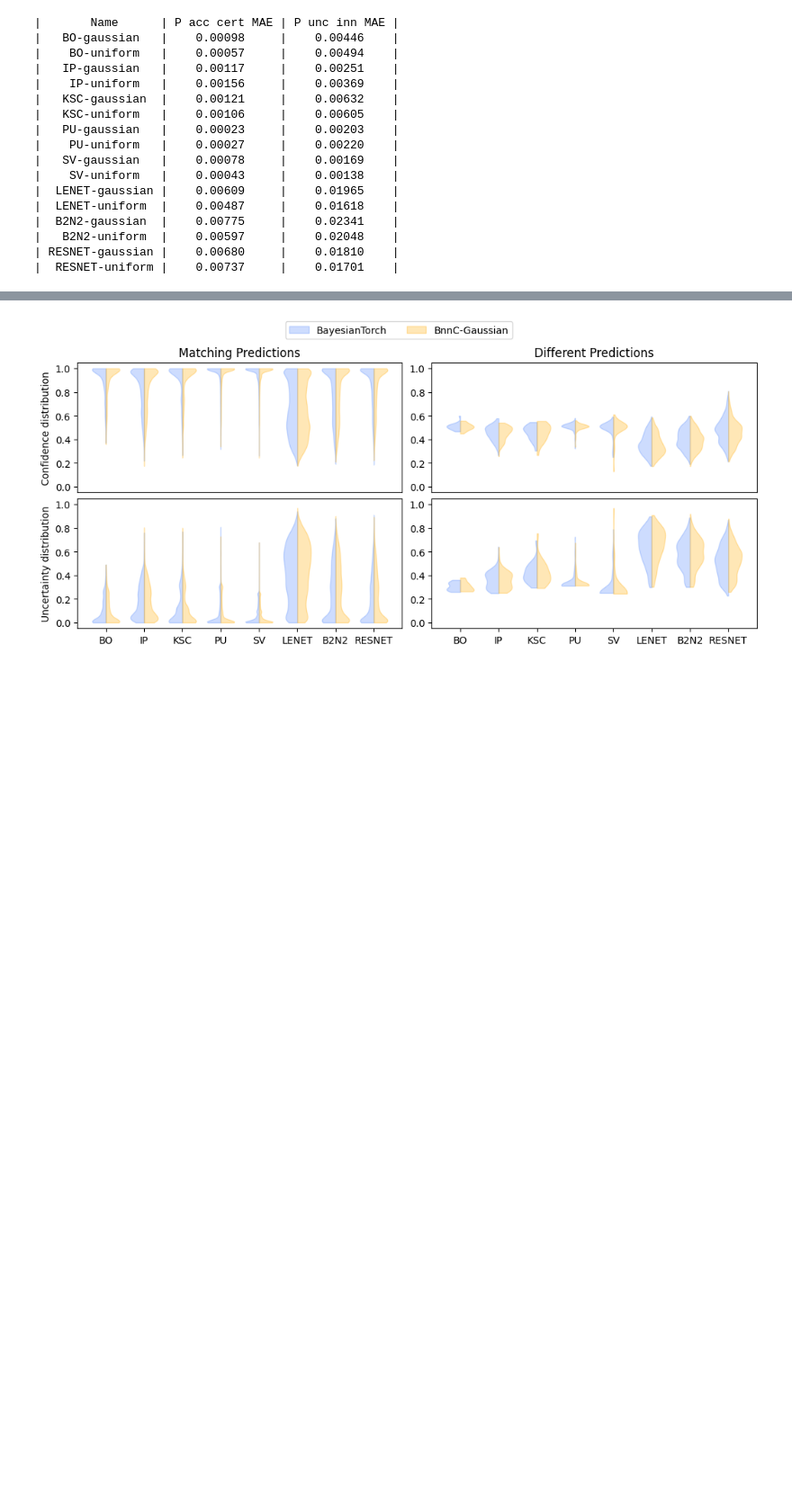
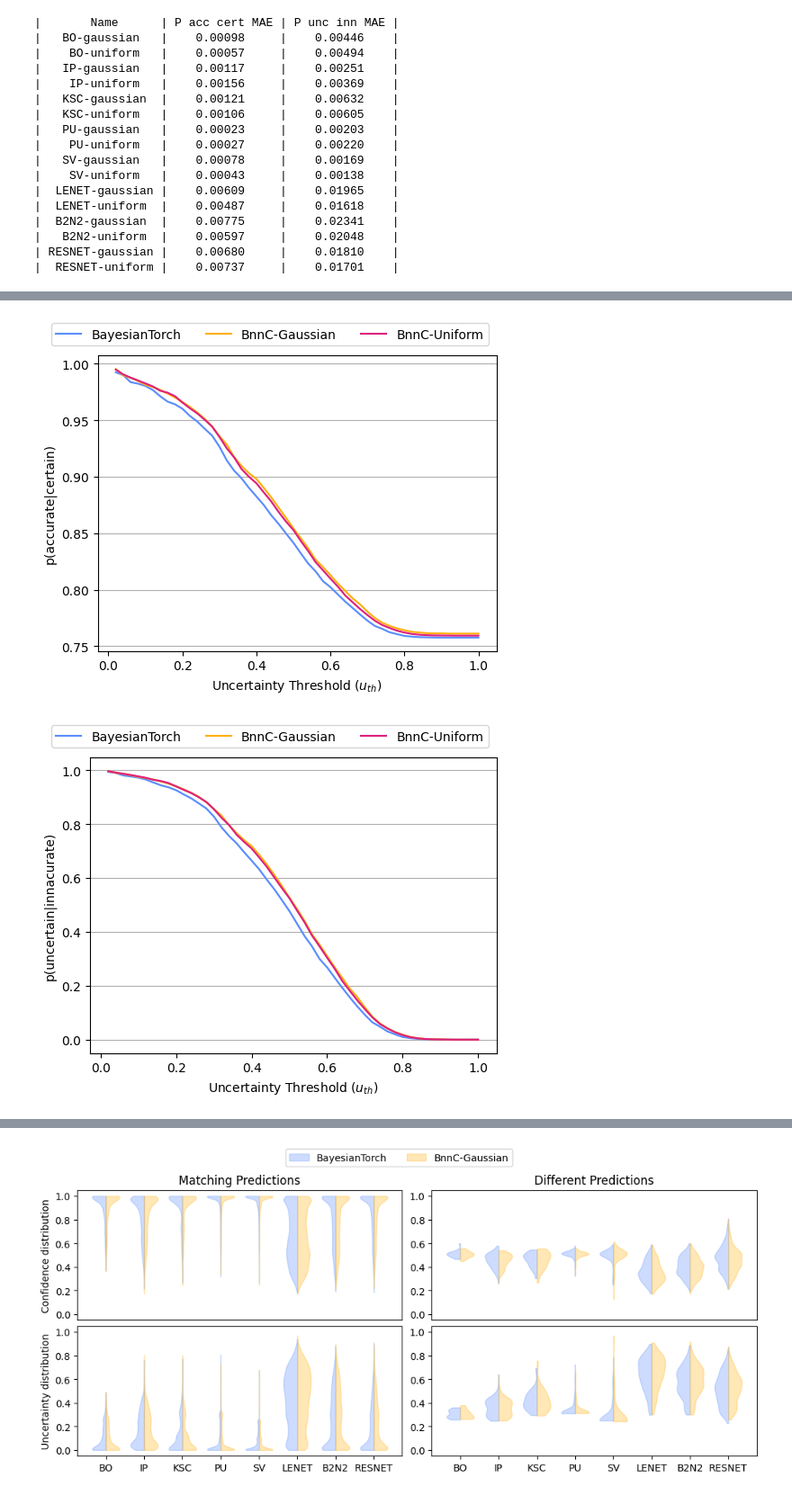
Before and after one commit to Samulix20/BNN_for_C, a Jupyter notebook: metrics.ipynb, the cells around one changed output, grey strips where cells are left out. Shown at 90% size. Drawn from its saved outputs; the diff is of its cells as text; code cells hidden in the pictures; blank space fills up the shorter version.

```diff
--- a/metrics.ipynb
+++ b/metrics.ipynb
@@ -110,23 +108,23 @@ pl.show()
 # %%
-reload(bnnc.uncertainty)
+reload(bnnc.metrics)
 
 def load_model_predictions(modelname:str, fixed_bits:int, table):
     preds = np.load(testconf.prediction_path(modelname, "gaussian", fixed_bits))["arr_0"]
     preds = preds.transpose((1,0,2))
     _, test_data = testconf.get_data(modelname)
     targets = np.array(test_data.targets)[:len(preds)]
-    gauss = bnnc.uncertainty.analyze_predictions(preds, targets)
+    gauss = bnnc.metrics.analyze_predictions(preds, targets)
 
     preds = np.load(testconf.prediction_path(modelname, "uniform", fixed_bits))["arr_0"]
     preds = preds.transpose((1,0,2))
-    unif = bnnc.uncertainty.analyze_predictions(preds, targets)
+    unif = bnnc.metrics.analyze_predictions(preds, targets)
 
     preds = np.load(testconf.baseline_path(modelname))["arr_0"]
     preds = preds.transpose((1,0,2))
-    pydata = bnnc.uncertainty.analyze_predictions(preds, targets)
+    pydata = bnnc.metrics.analyze_predictions(preds, targets)
 
-    mr_gauss, df_gauss = bnnc.uncertainty.match_ratio(gauss["analyzed_predictions"], pydata["analyzed_predictions"])
-    mr_unif, df_unif = bnnc.uncertainty.match_ratio(unif["analyzed_predictions"], pydata["analyzed_predictions"])
+    mr_gauss, df_gauss = bnnc.metrics.match_ratio(gauss["analyzed_predictions"], pydata["analyzed_predictions"])
+    mr_unif, df_unif = bnnc.metrics.match_ratio(unif["analyzed_predictions"], pydata["analyzed_predictions"])
 
     table.add_rows([
         [modelname, f"{100 * pydata["acc"]:.3f}", f"{100 * pydata["ece"]:.3f}", f"{100 * pydata["uce"]:.3f}", f"{100 * pydata["re"]:.3f}", f"-"],
@@ -220,0 +270,54 @@ print(table)
+# %%
+qpy = bnnc.metrics.uncertainty_quality(data["B2N2"]["python"]["analyzed_predictions"])
+qunif = bnnc.metrics.uncertainty_quality(data["B2N2"]["unif"]["analyzed_predictions"])
+qgauss = bnnc.metrics.uncertainty_quality(data["B2N2"]["gauss"]["analyzed_predictions"])
+
+fig, ax = pl.subplots(1,1, layout='constrained')
+ax.plot(qpy["uth"], qpy["p_acc_cert"], color=COLOR_1)
+ax.plot(qgauss["uth"], qgauss["p_acc_cert"], color=COLOR_2)
+ax.plot(qunif["uth"], qunif["p_acc_cert"], color=COLOR_3)
+ax.grid(axis='y')
+ax.set_ylabel("p(accurate|certain)")
+ax.set_xlabel(r"Uncertainty Threshold ($u_{th}$)")
+
+fig.legend(
+    [
+        mlines.Line2D([0], [0], color=COLOR_1),
+        mlines.Line2D([0], [0], color=COLOR_2),
+        mlines.Line2D([0], [0], color=COLOR_3)
+    ],
+    [
+        "BayesianTorch", "BnnC-Gaussian", "BnnC-Uniform"
+    ],
+    bbox_to_anchor=(0.5, 1),
+    loc='lower center', ncols=3,
+)
+fig.set_size_inches(fig.get_size_inches() * np.array([0.8,0.8]))
+fig.savefig("Figures/b2n2_probs_acc_cer.pdf", bbox_inches='tight')
+pl.show()
+
+fig, ax = pl.subplots(1,1, layout='constrained')
+ax.plot(qpy["uth"], qpy["p_unc_inn"], color=COLOR_1)
+ax.plot(qgauss["uth"], qgauss["p_unc_inn"], color=COLOR_2)
+ax.plot(qunif["uth"], qunif["p_unc_inn"], color=COLOR_3)
+ax.grid(axis='y')
+ax.set_ylabel("p(uncertain|innacurate)")
+ax.set_xlabel(r"Uncertainty Threshold ($u_{th}$)")
+fig.legend(
+    [
+        mlines.Line2D([0], [0], color=COLOR_1),
+        mlines.Line2D([0], [0], color=COLOR_2),
+        mlines.Line2D([0], [0], color=COLOR_3)
+    ],
+    [
+        "BayesianTorch", "BnnC-Gaussian", "BnnC-Uniform"
+    ],
+    bbox_to_anchor=(0.5, 1),
+    loc='lower center', ncols=3,
+)
+fig.set_size_inches(fig.get_size_inches() * np.array([0.8,0.8]))
+fig.savefig("Figures/b2n2_probs_unc_inc.pdf", bbox_inches='tight')
+pl.show()
+# %% [output]
+[figure, added]
+[figure, added]
```
Also changed, not shown: parts of 11 cells of this notebook, 6 other files.
